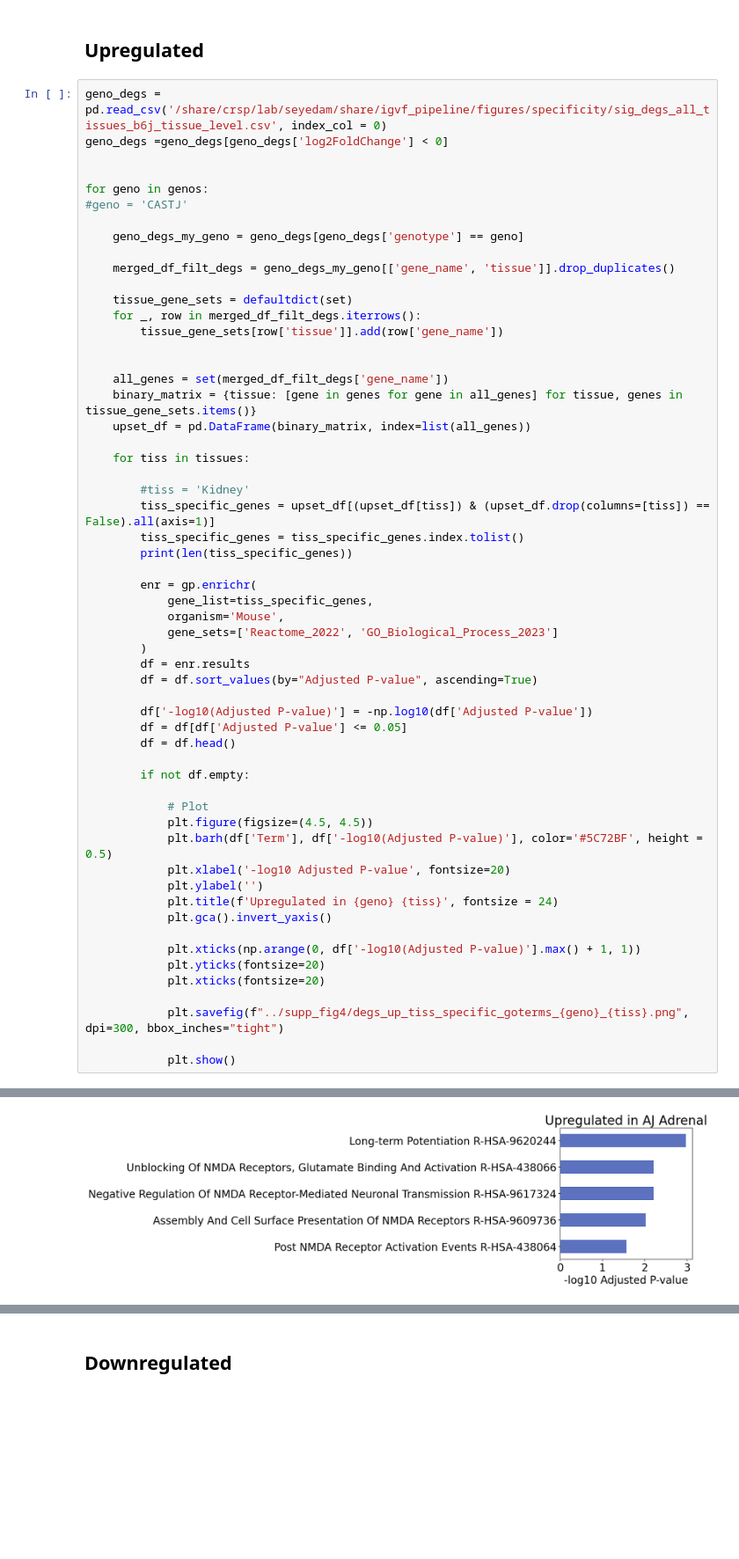
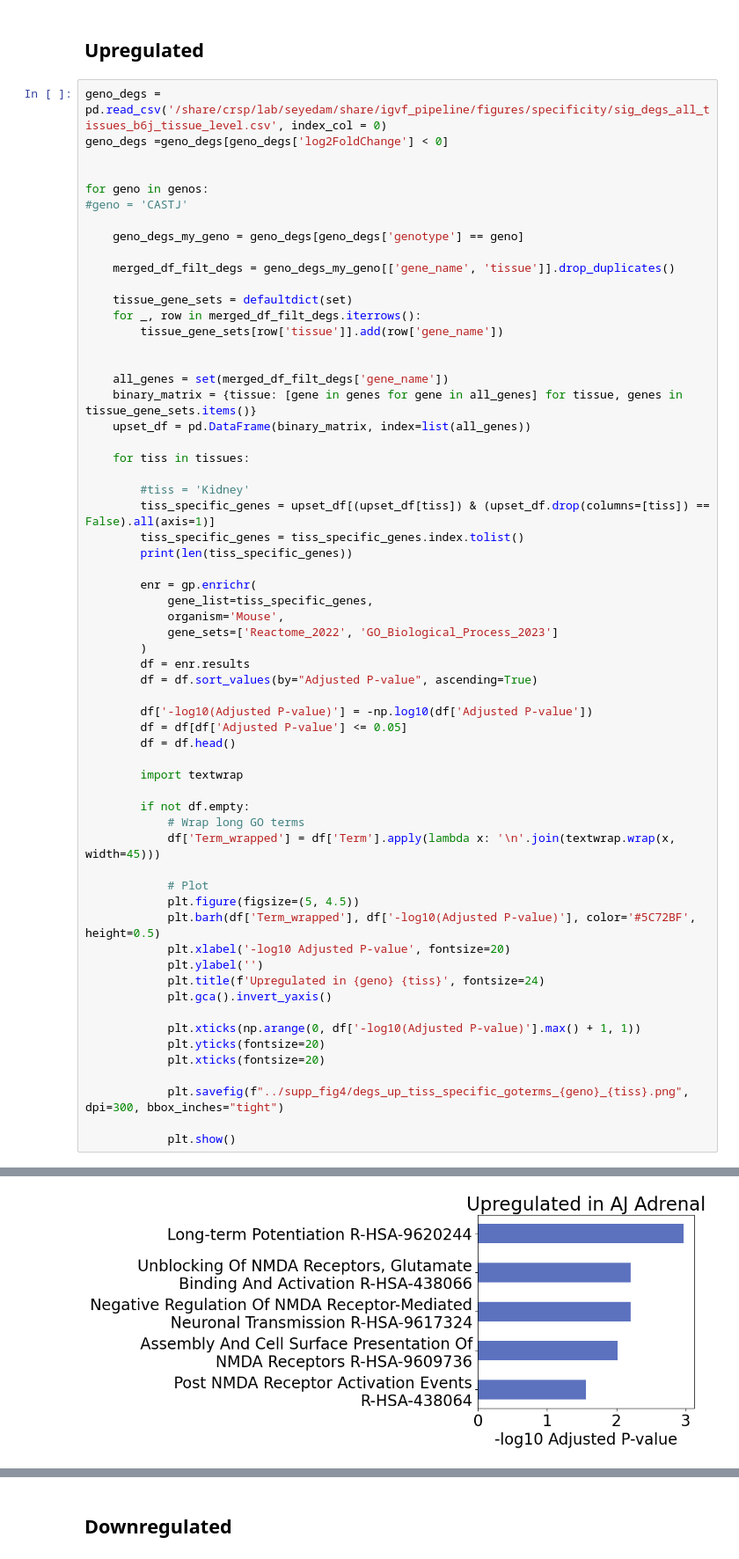
Before and after one commit to mortazavilab/8cube_manuscript, a Jupyter notebook: notebooks/Supp_Fig4.ipynb, the cells around one changed output, grey strips where cells are left out. Shown at 88% size. Drawn from its saved outputs; the diff is of its cells as text; blank space fills up the shorter version.

```diff
--- a/notebooks/Supp_Fig4.ipynb
+++ b/notebooks/Supp_Fig4.ipynb
@@ -350,37 +520,41 @@ for geno in genos:
         enr = gp.enrichr(
             gene_list=tiss_specific_genes,
             organism='Mouse',
             gene_sets=['Reactome_2022', 'GO_Biological_Process_2023']
         )
         df = enr.results
         df = df.sort_values(by="Adjusted P-value", ascending=True)
 
         df['-log10(Adjusted P-value)'] = -np.log10(df['Adjusted P-value'])
         df = df[df['Adjusted P-value'] <= 0.05]
         df = df.head()
 
+        import textwrap
+
         if not df.empty:
+            # Wrap long GO terms
+            df['Term_wrapped'] = df['Term'].apply(lambda x: '\n'.join(textwrap.wrap(x, width=45)))
 
             # Plot
-            plt.figure(figsize=(4.5, 4.5))
-            plt.barh(df['Term'], df['-log10(Adjusted P-value)'], color='#5C72BF', height = 0.5)
+            plt.figure(figsize=(5, 4.5))
+            plt.barh(df['Term_wrapped'], df['-log10(Adjusted P-value)'], color='#5C72BF', height=0.5)
             plt.xlabel('-log10 Adjusted P-value', fontsize=20)
             plt.ylabel('')
-            plt.title(f'Upregulated in {geno} {tiss}', fontsize = 24)
+            plt.title(f'Upregulated in {geno} {tiss}', fontsize=24)
             plt.gca().invert_yaxis()
 
             plt.xticks(np.arange(0, df['-log10(Adjusted P-value)'].max() + 1, 1))
             plt.yticks(fontsize=20)
             plt.xticks(fontsize=20)
 
             plt.savefig(f"../supp_fig4/degs_up_tiss_specific_goterms_{geno}_{tiss}.png", dpi=300, bbox_inches="tight")
 
             plt.show()
 # %% [output]
 168
 384
 212
-[figure, old version]
+[figure, new version]
 315
 367
 316
```
Also changed, not shown: parts of 9 cells of this notebook, 3 other files.
